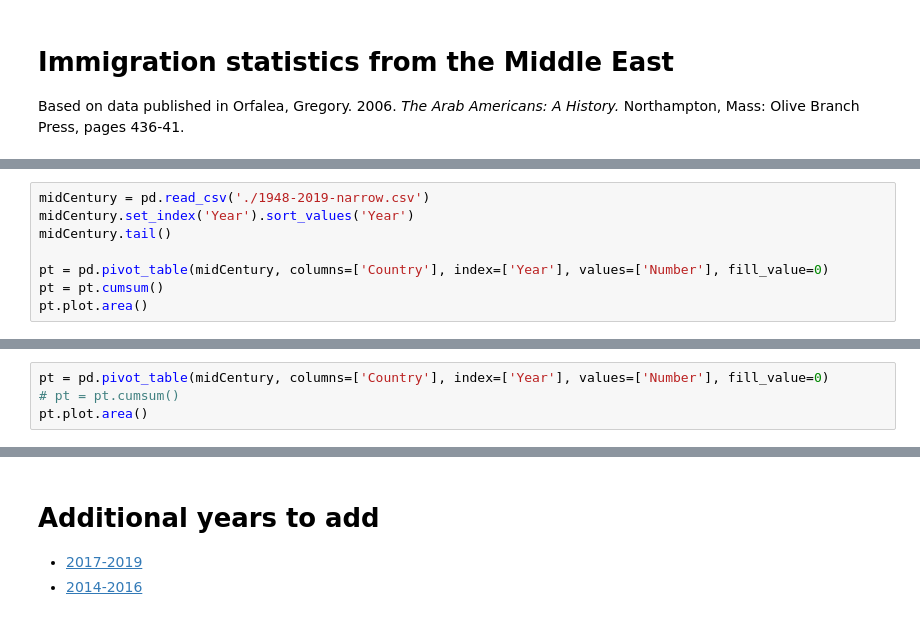
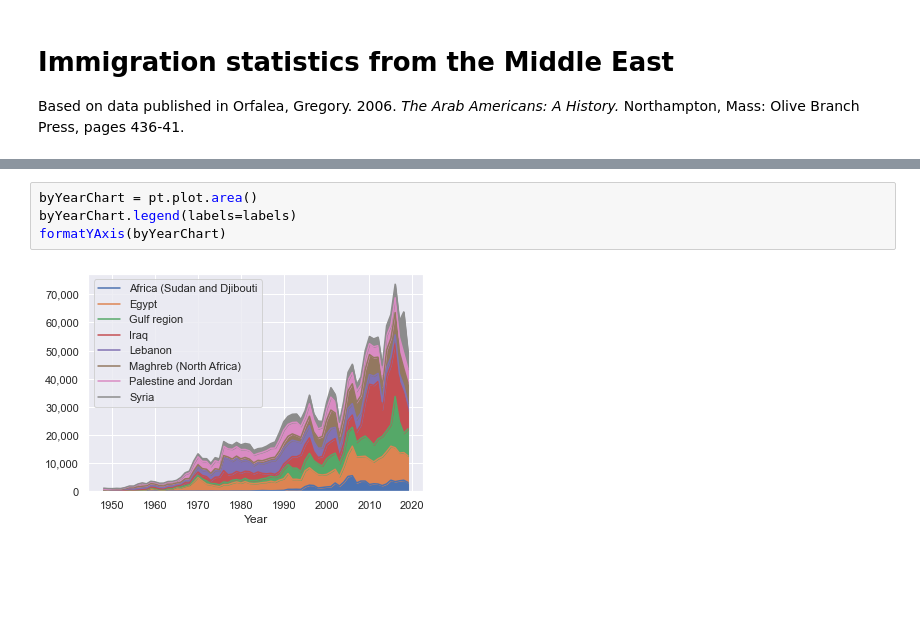
Before and after one commit to cjwit/arab-immigration, a Jupyter notebook: chart.ipynb, the cells around one changed output, grey strips where cells are left out. Drawn from its saved outputs; the diff is of its cells as text; blank space fills up the shorter version.

```diff
--- a/chart.ipynb
+++ b/chart.ipynb
@@ -61,8 +70,0 @@ Sources:
-# %%
-midCentury = pd.read_csv('./1948-2019-narrow.csv')
-midCentury.set_index('Year').sort_values('Year')
-midCentury.tail()
-
-pt = pd.pivot_table(midCentury, columns=['Country'], index=['Year'], values=['Number'], fill_value=0)
-pt = pt.cumsum()
-pt.plot.area()
@@ -72,4 +70,0 @@ pt.plot.area()
-# %%
-pt = pd.pivot_table(midCentury, columns=['Country'], index=['Year'], values=['Number'], fill_value=0)
-# pt = pt.cumsum()
-pt.plot.area()
@@ -79,5 +71,6 @@ pt.plot.area()
-# %% [markdown]
-# Additional years to add
-
-* [2017-2019](https://www.dhs.gov/immigration-statistics/yearbook/2019/table3)
-* [2014-2016](https://www.dhs.gov/immigration-statistics/yearbook/2016/table3)
+# %%
+byYearChart = pt.plot.area()
+byYearChart.legend(labels=labels)
+formatYAxis(byYearChart)
+# %% [output]
+[figure, added]
```
Also changed, not shown: parts of 12 cells of this notebook.
